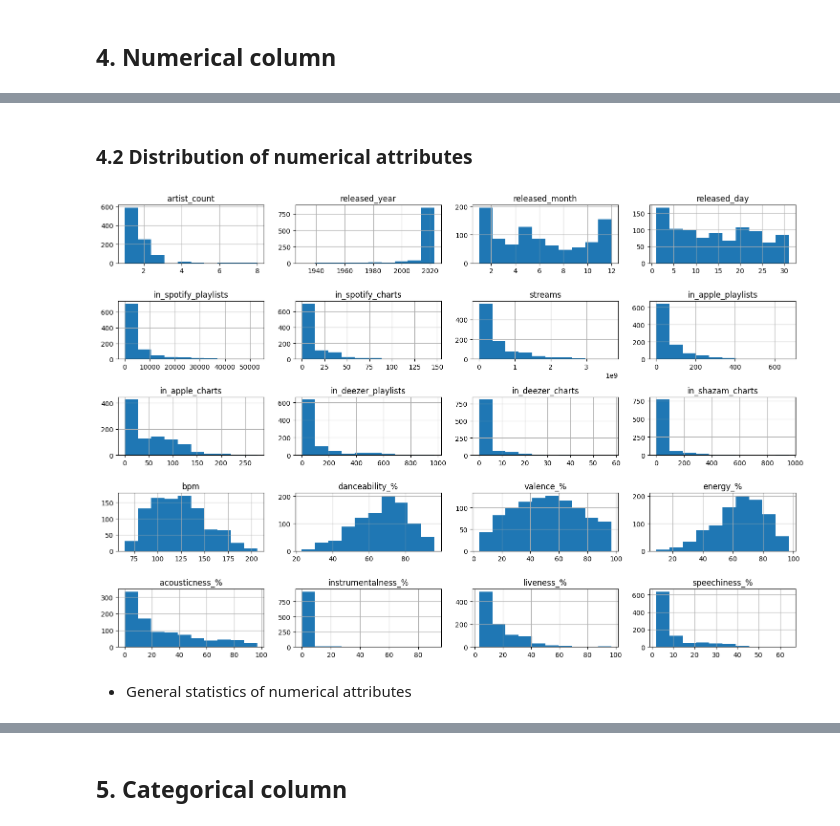
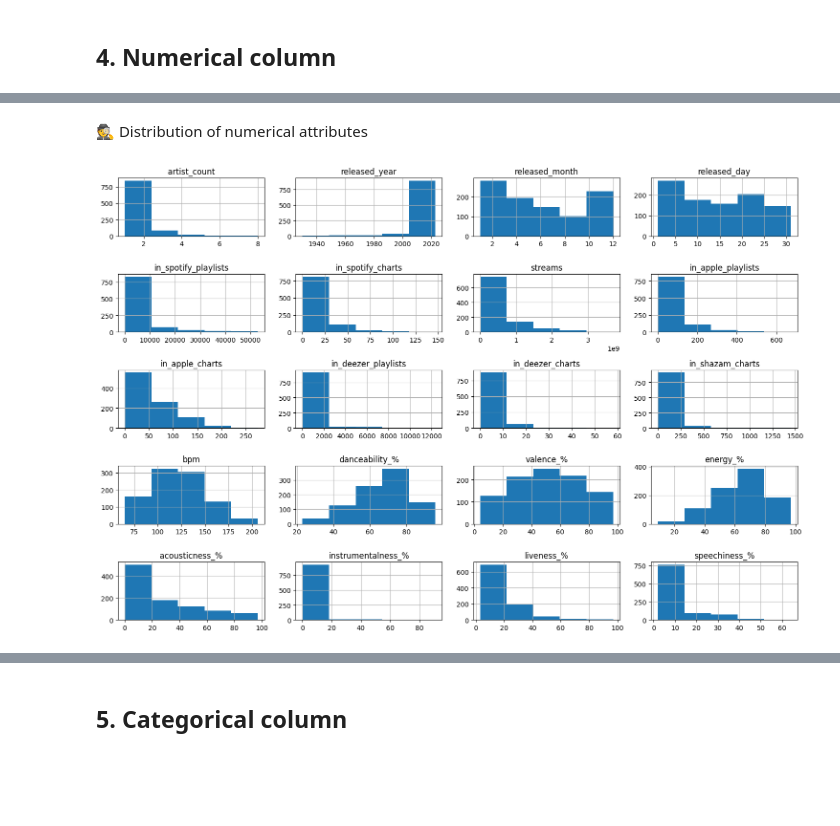
Before and after one commit to khanhnhan1512/Final-Project-DS-Programming, a Jupyter notebook: 02-Data_Exploration_and_Preprocessing.ipynb, the cells around one changed output, grey strips where cells are left out. Saved outputs shown, nothing was run; the diff lists cells and outputs as text; code cells hidden in the pictures; blank space fills up the shorter version.

```diff
--- a/02-Data_Exploration_and_Preprocessing.ipynb
+++ b/02-Data_Exploration_and_Preprocessing.ipynb
@@ -26,7 +24,7 @@ import seaborn as sns
 # %% [markdown]
 ## 1. Load data
 # %%
-df = pd.read_csv('./data/spotify-2023.csv', encoding='ISO-8859-1')
+df = pd.read_csv('./data/spotify-2023.csv', encoding='Latin-1', thousands=',')
 
 # get 5 random samples
 df.sample(5)
@@ -128,7 +137,7 @@ dtype: object
 # %% [markdown]
 🔧 Convert them to `int64` type.
 # %%
-ob_to_int_cols = ['streams', 'in_deezer_playlists','in_shazam_charts']
+ob_to_int_cols = ['streams']
 
 for col in ob_to_int_cols:
   df[col] = pd.to_numeric(df[col], errors='coerce')
@@ -159,2 +201,4 @@ All numerical columns:
 # %%
-numerical_cols = df[df.columns[(df.dtypes == 'int64') | (df.dtypes == 'float64')]]
+numerical_cols_df = df[df.columns[(df.dtypes == 'int64') | (df.dtypes == 'float64')]]
+numerical_cols = list(numerical_cols_df.columns)
+list(numerical_cols)
@@ -206,0 +298,11 @@ dtype: float64
+# %%
+from sklearn.impute import KNNImputer
+
+# Fill missing value for streams column
+df['streams'].fillna(df['streams'].median(), inplace=True)
+# Remove commas
+df['in_deezer_playlists'] = df['in_deezer_playlists'].replace(',', '', regex=True)
+# Fill missing value for in_shazam_charts
+k_neighbours = 3
+knn_imputer = KNNImputer(n_neighbors=k_neighbours)
+df[['in_shazam_charts', 'in_spotify_charts', 'in_deezer_charts', 'in_apple_charts']] = knn_imputer.fit_transform(df[['in_shazam_charts', 'in_spotify_charts', 'in_deezer_charts', 'in_apple_charts']])
@@ -207,10 +342,8 @@ dtype: float64
 # %% [markdown]
-### 4.2 Distribution of numerical attributes
+🕵️ Distribution of numerical attributes
 # %%
-numerical_cols.hist(figsize=(15, 10))
+df[numerical_cols].hist(figsize=(15, 10), bins=5)
 plt.tight_layout()
 plt.show()
 # %% [output]
-[figure, old version]
+[figure, new version]
-# %% [markdown]
-- General statistics of numerical attributes
```
Also changed, not shown: parts of 61 cells of this notebook, 2 other files.
